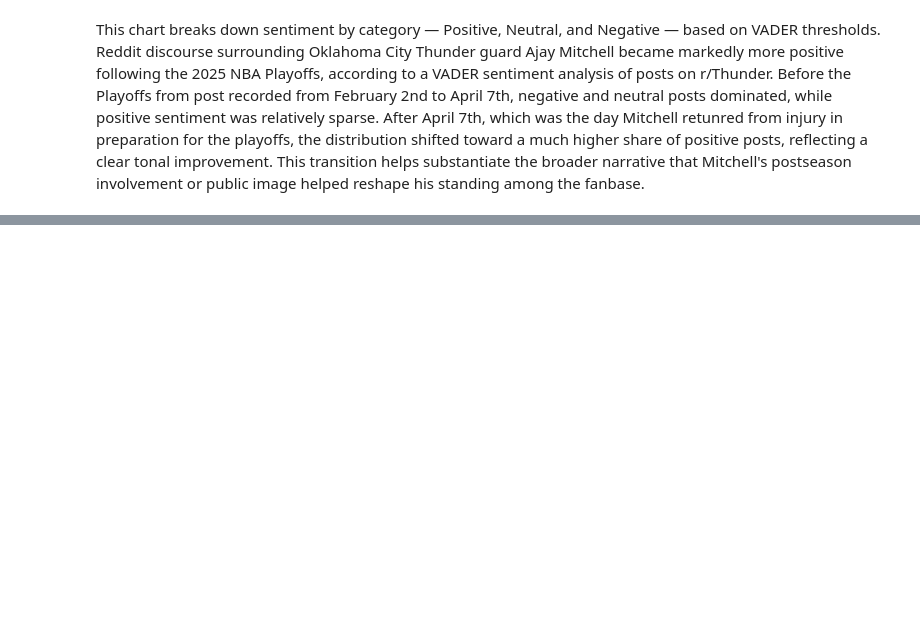
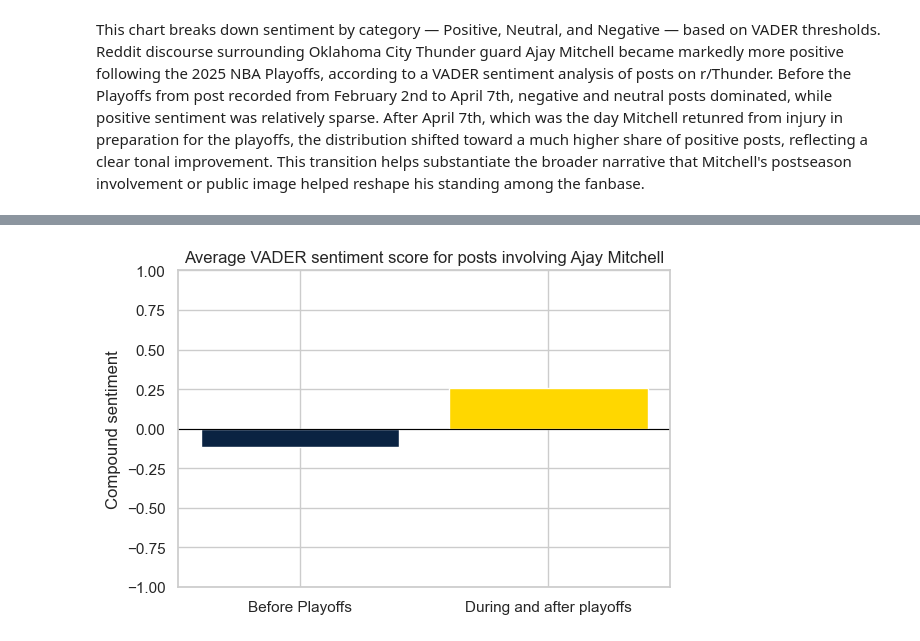
Before and after one commit to sudarshan10raj/Ajay-Mitchell-Sentiment-Analysis, a Jupyter notebook: Thuner Sentiment Analysis.ipynb, the cells around one changed output, grey strips where cells are left out. Cells and saved outputs as stored; diff of their text form; code cells hidden in the pictures; blank space fills up the shorter version.

```diff
--- a/Thuner Sentiment Analysis.ipynb
+++ b/Thuner Sentiment Analysis.ipynb
@@ -267,0 +302,17 @@ plt.show()
+# %%
+# --- Plot 3: Avg Sentiment Score ---
+plt.figure(figsize=(6, 4))
+
+colors = ["#0A2342", "#FFD700"]  # Dark blue and gold
+plt.bar(labels, avg_sentiment, color=colors)
+
+plt.axhline(0, color="black", linewidth=0.8)
+plt.title("Average VADER sentiment score for posts involving Ajay Mitchell")
+plt.ylabel("Compound sentiment")
+
+plt.ylim(-1, 1)  # Lock the y-axis range
+
+plt.tight_layout()
+plt.show()
+# %% [output]
+[figure, added]
```
Also changed, not shown: parts of 6 cells of this notebook.
